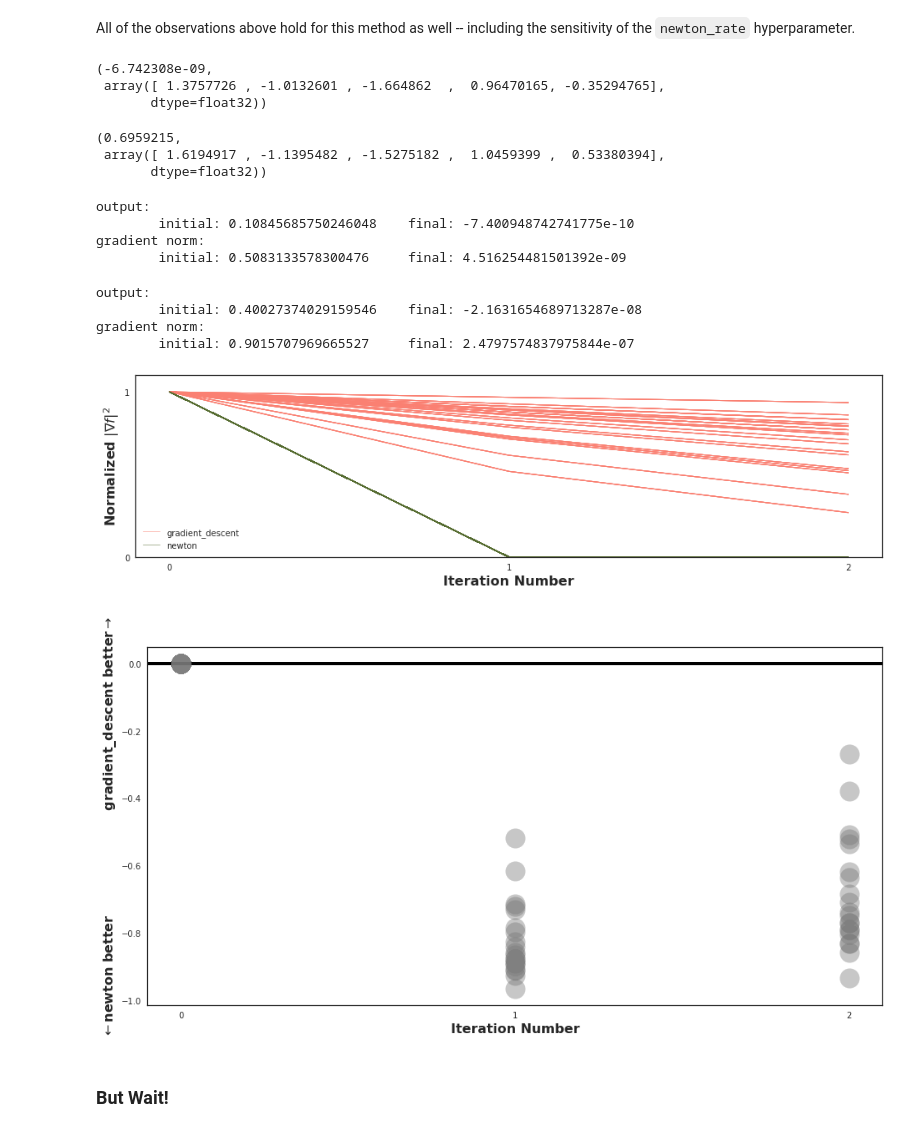
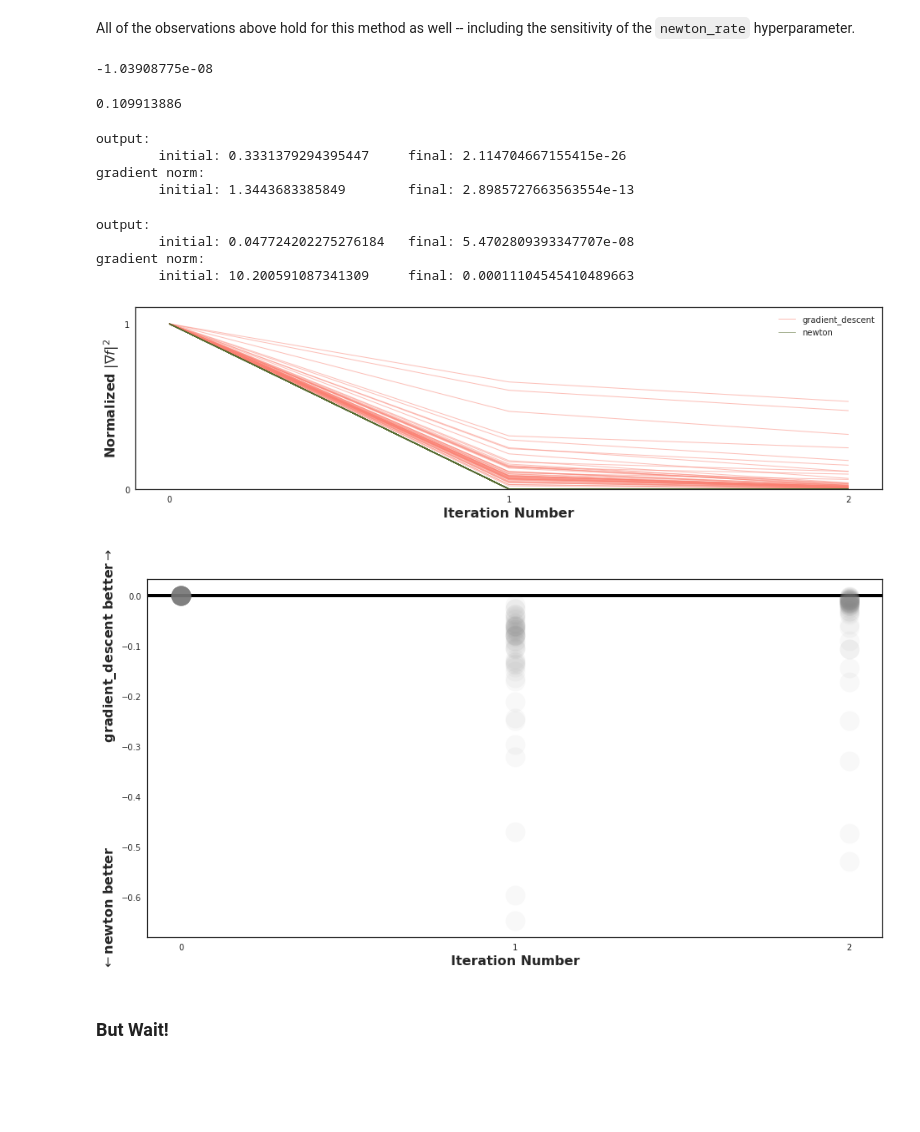
Before and after one commit to charlesfrye/tf_hessians, a Jupyter notebook: 01a - Critical Points of Quadratic Forms - Newton's Method.ipynb, the cells around one changed output. Cells and saved outputs as stored; diff of their text form; code cells hidden in the pictures; blank space fills up the shorter version.

```diff
--- a/01a - Critical Points of Quadratic Forms - Newton's Method.ipynb
+++ b/01a - Critical Points of Quadratic Forms - Newton's Method.ipynb
@@ -471,48 +556,61 @@ wishart_quadratic_form = crit_finder.make_quadratic_form(wishart_random_matrix,
                                                                  "minimum_eigenvalue_magnitude":1e-5,
                                                                  "inverse_method":"pseudo"})
 # %%
-crit_finder.minimize(wishart_quadratic_form, "newton", 1)
+output, _ = graphs.minimize(wishart_quadratic_form, "newton", 1)
+output
 # %% [output]
-(-6.742308e-09,
- array([ 1.3757726 , -1.0132601 , -1.664862  ,  0.96470165, -0.35294765],
-       dtype=float32))
+-1.03908775e-08
 # %%
-crit_finder.minimize(wishart_quadratic_form, "gradient_descent", 1)
+output, _ = graphs.minimize(wishart_quadratic_form, "gradient_descent", 1)
+output
 # %% [output]
-(0.6959215,
- array([ 1.6194917 , -1.1395482 , -1.5275182 ,  1.0459399 ,  0.53380394],
-       dtype=float32))
+0.109913886
 # %%
-crit_finder.gradient_test(N=5, matrix_generator=generate_wishart, num_steps=2, algorithm="newton",
+N=100
+k=10
+
+generate_low_rank_wishart = lambda N: graphs.generate_wishart(N,k)
+
+evaluate.gradient_test(N=5, matrix_generator=generate_low_rank_wishart, num_steps=2, algorithm="newton",
                           hyperparameters={"learning_rate":0.1, "newton_rate":1,
                                        "minimum_eigenvalue_magnitude":1e-5,
                                        "inverse_method":"pseudo"})
 # %% [output]
 output:
-        initial: 0.10845685750246048    final: -7.400948742741775e-10
+        initial: 0.3331379294395447     final: 2.114704667155415e-26
 gradient norm:
-        initial: 0.5083133578300476     final: 4.516254481501392e-09
+        initial: 1.3443683385849        final: 2.8985727663563554e-13
 # %%
-crit_finder.gradient_test(N=1000, matrix_generator=generate_wishart, num_steps=2, algorithm="newton",
+N=1000
+k=10
+
+generate_low_rank_wishart = lambda N: graphs.generate_wishart(N,k)
+
+evaluate.gradient_test(N=N, matrix_generator=graphs.generate_wishart, num_steps=2, algorithm="newton",
                           hyperparameters={"learning_rate":0.1, "newton_rate":1,
                                        "minimum_eigenvalue_magnitude":1e-5,
                                        "inverse_method":"pseudo"})
 # %% [output]
 output:
-        initial: 0.40027374029159546    final: -2.1631654689713287e-08
+        initial: 0.047724202275276184   final: 5.4702809393347707e-08
 gradient norm:
-        initial: 0.9015707969665527     final: 2.4797574837975844e-07
+        initial: 10.200591087341309     final: 0.00011104545410489663
 # %%
-results = crit_finder.compare_descent_methods(generate_wishart, N,
-                                               num_steps=2, num_matrices=20, num_runs=10,
+N=100
+k=10
+
+generate_low_rank_wishart = lambda N: graphs.generate_wishart(N,k)
+
+results = evaluate.compare_descent_methods(generate_low_rank_wishart, N,
+                                               num_steps=2, num_matrices=5, num_runs=10,
                                               hyperparameters={"learning_rate":0.1, "newton_rate":1,
                                                                "minimum_eigenvalue_magnitude":1e-5,
                                                                "inverse_method":"pseudo"})
-normalized_results = crit_finder.normalize_runs(results)
-crit_finder.plot_trajectories_comparison(normalized_results)
-crit_finder.plot_benefit(normalized_results)
+normalized_results = evaluate.normalize_runs(results)
+evaluate.plot_trajectories_comparison(normalized_results)
+evaluate.plot_benefit(normalized_results)
 # %% [output]
-[figure, old version]
+[figure, new version]
-[figure, old version]
+[figure, new version]
 # %% [markdown]
 ### But Wait!
```
Also changed, not shown: parts of 59 cells of this notebook, 3 other files.
